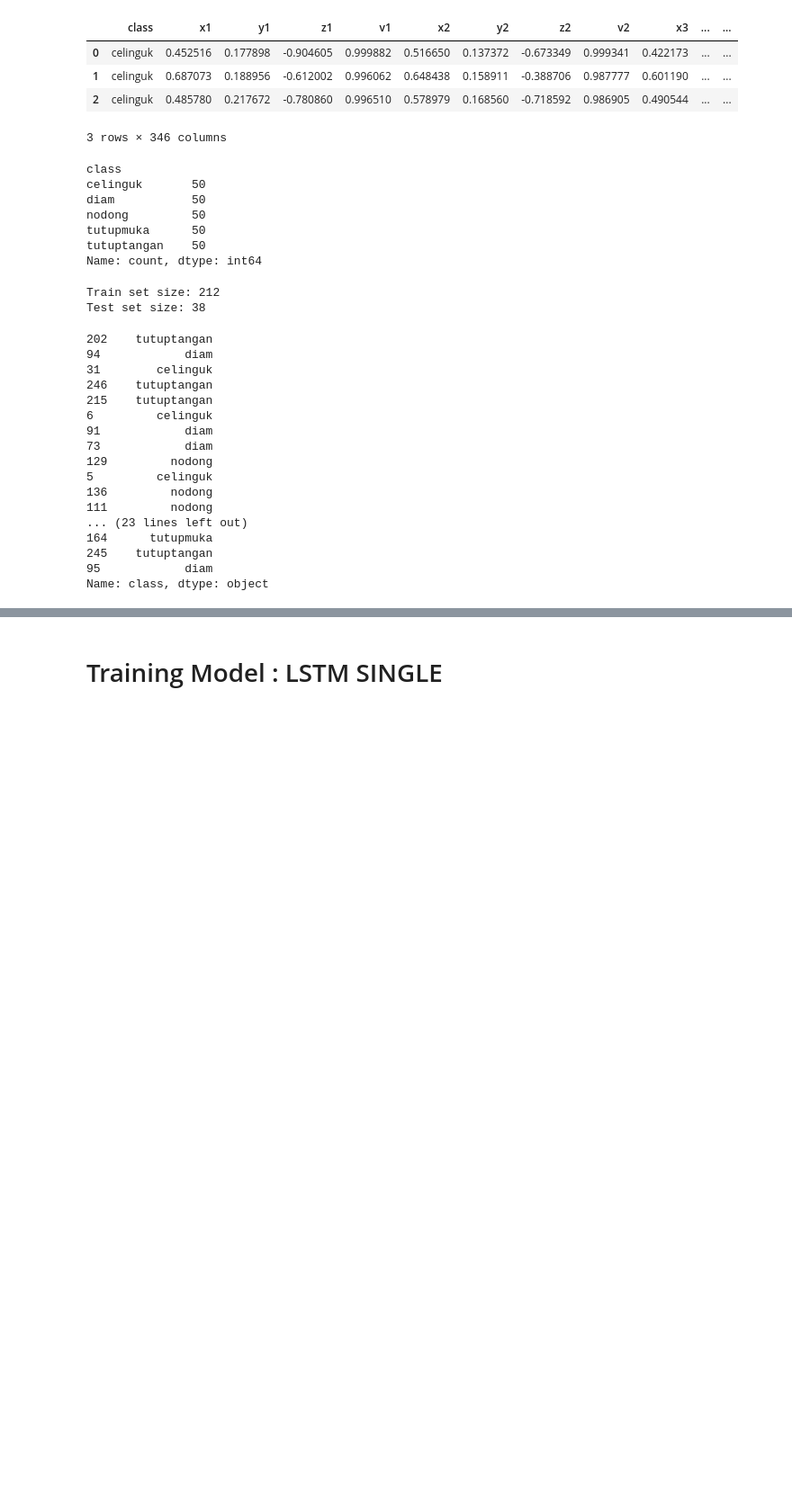
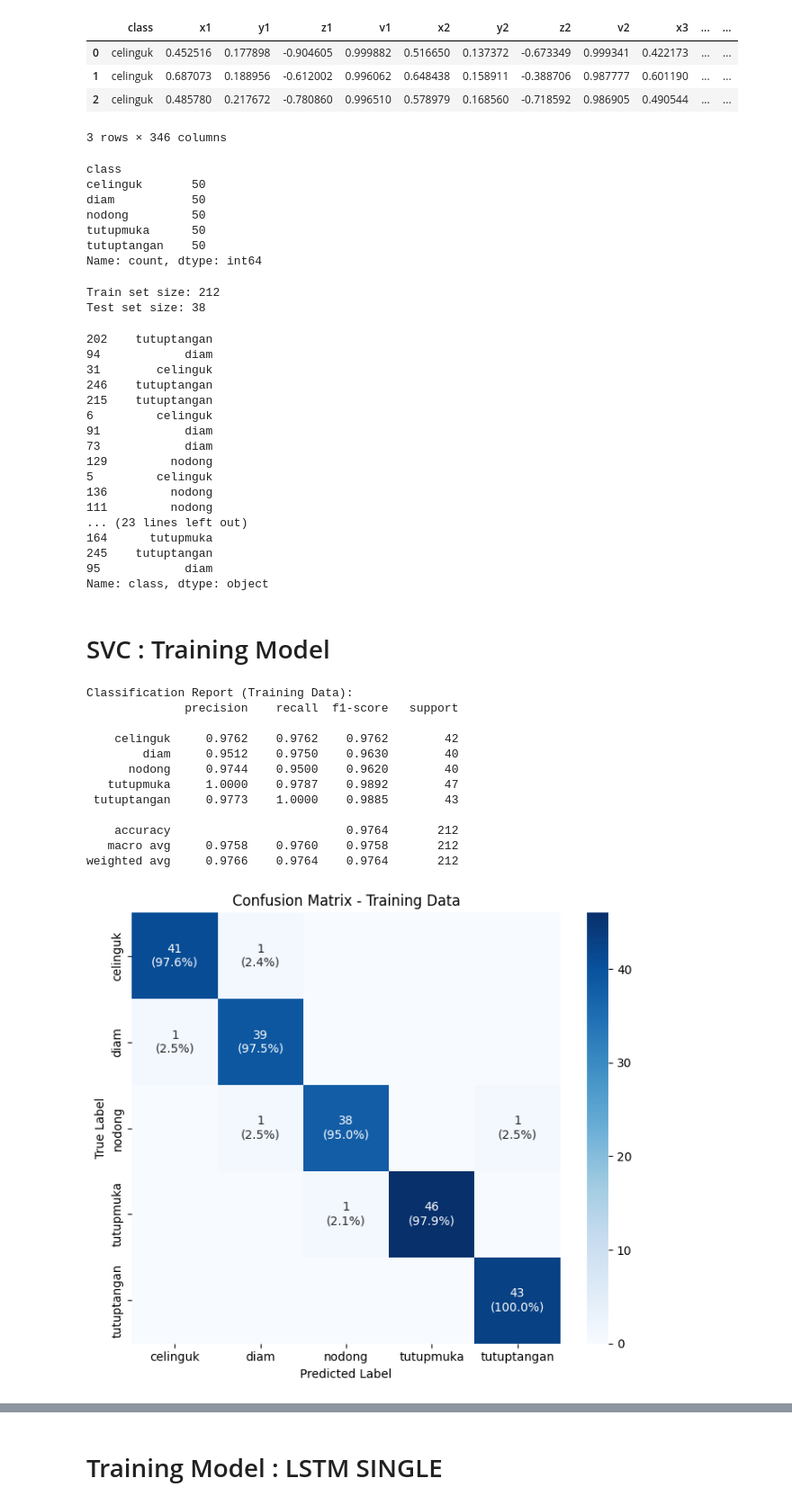
Before and after one commit to NawfalHadi/suspicious_detection, a Jupyter notebook: code/workflow/2_training.ipynb, the cells around one changed output, grey strips where cells are left out. Shown at 90% size. Cells and saved outputs as stored; diff of their text form; code cells hidden in the pictures; blank space fills up the shorter version.

```diff
--- a/code/workflow/2_training.ipynb
+++ b/code/workflow/2_training.ipynb
@@ -21,5 +25,6 @@ import seaborn as sns
 # %%
 VERSION = 'v1'
+metrics_list = []
 # %%
 df = pd.read_csv('../../dataset/csv/dataset_v1.csv')
 df.head(3)
@@ -68,3 +73,81 @@ Test set size: 38
 245    tutuptangan
 95            diam
 Name: class, dtype: object
+# %% [markdown]
+# SVC : Training Model
+# %%
+model = make_pipeline(StandardScaler(), SVC(probability=True)).fit(X_train, y_train)
+y_probs = model.predict_proba(X_train)
+# %%
+
+path = f'../../model/trained/svc/'
+os.makedirs(os.path.dirname(path), exist_ok=True)
+
+with open(f'{path}/svc_model_{VERSION}.pkl', 'wb') as f:
+    pickle.dump(model, f)
+# %%
+y_pred = model.predict(X_train)
+
+print("\nClassification Report (Training Data):")
+print(classification_report(y_train, y_pred, digits=4))
+
+cm = confusion_matrix(y_train, y_pred, labels=np.unique(y_train))
+cm_sum = np.sum(cm, axis=1, keepdims=True)
+cm_perc = (cm / cm_sum.astype(float)) * 100
+
+report_dict = classification_report(y_train, y_pred, digits=4, output_dict=True)
+
+macro_precision = report_dict['macro avg']['precision']
+macro_recall = report_dict['macro avg']['recall']
+accuracy = report_dict['accuracy']
+macro_f1 = report_dict['macro avg']['f1-score']
+
+metrics_list.append({
+    'svc': {
+        'precision': macro_precision,
+        'recall': macro_recall,
+        'accuracy': accuracy,
+        'f1-score': macro_f1
+    }
+})
+
+annot = np.empty_like(cm).astype(str)
+nrows, ncols = cm.shape
+for i in range(nrows):
+    for j in range(ncols):
+        c = cm[i, j]
+        p = cm_perc[i, j]
+        if c == 0:
+            annot[i, j] = ""
+        else:
+            annot[i, j] = f"{c}\n({p:.1f}%)"
+
+plt.figure(figsize=(7, 6))
+sns.heatmap(
+    cm,
+    annot=annot,
+    fmt='',
+    cmap='Blues',
+    cbar=True,
+    xticklabels=np.unique(y_train),
+    yticklabels=np.unique(y_train)
+)
+plt.title('Confusion Matrix - Training Data')
+plt.xlabel('Predicted Label')
+plt.ylabel('True Label')
+plt.tight_layout()
+plt.show()
+# %% [output]
+Classification Report (Training Data):
+              precision    recall  f1-score   support
+
+    celinguk     0.9762    0.9762    0.9762        42
+        diam     0.9512    0.9750    0.9630        40
+      nodong     0.9744    0.9500    0.9620        40
+   tutupmuka     1.0000    0.9787    0.9892        47
+ tutuptangan     0.9773    1.0000    0.9885        43
+
+    accuracy                         0.9764       212
+   macro avg     0.9758    0.9760    0.9758       212
+weighted avg     0.9766    0.9764    0.9764       212
+[figure, added]
```
Also changed, not shown: parts of 15 cells of this notebook, 12 other files.
